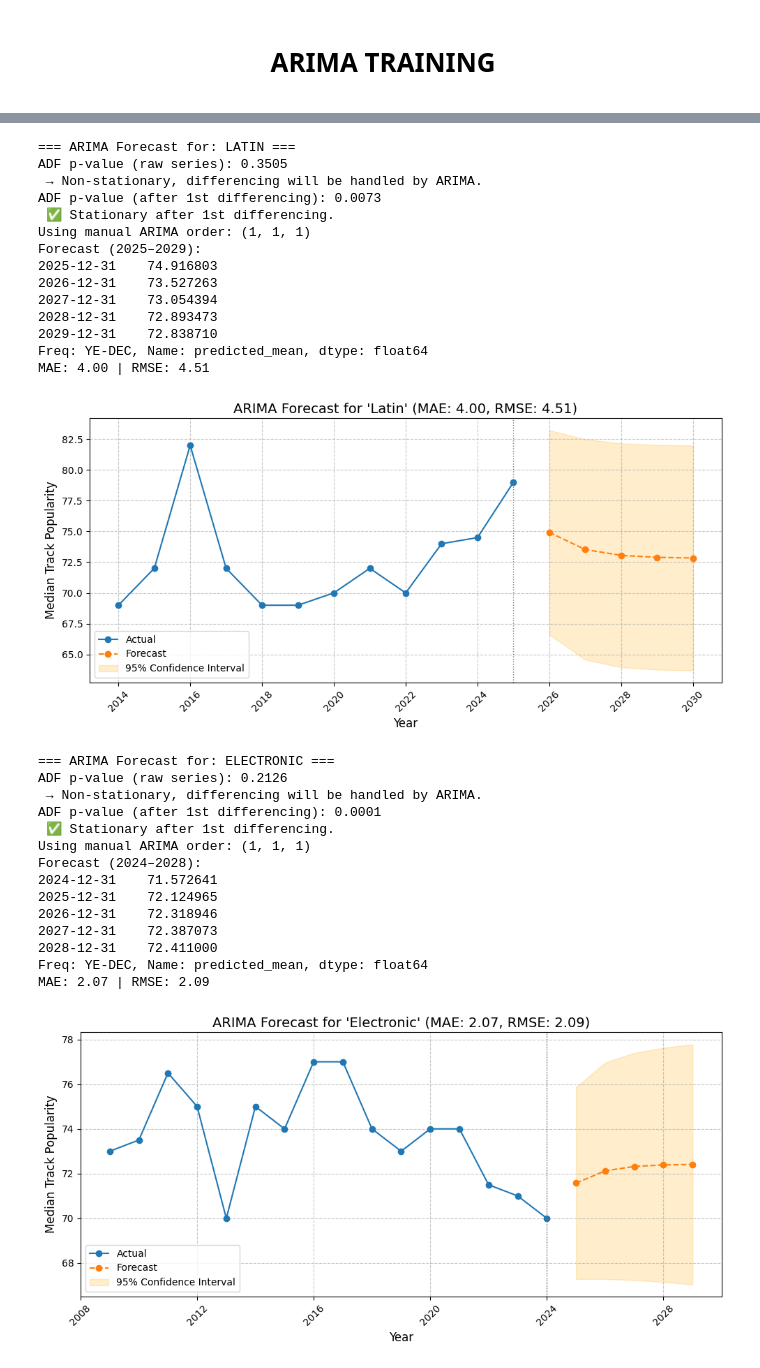
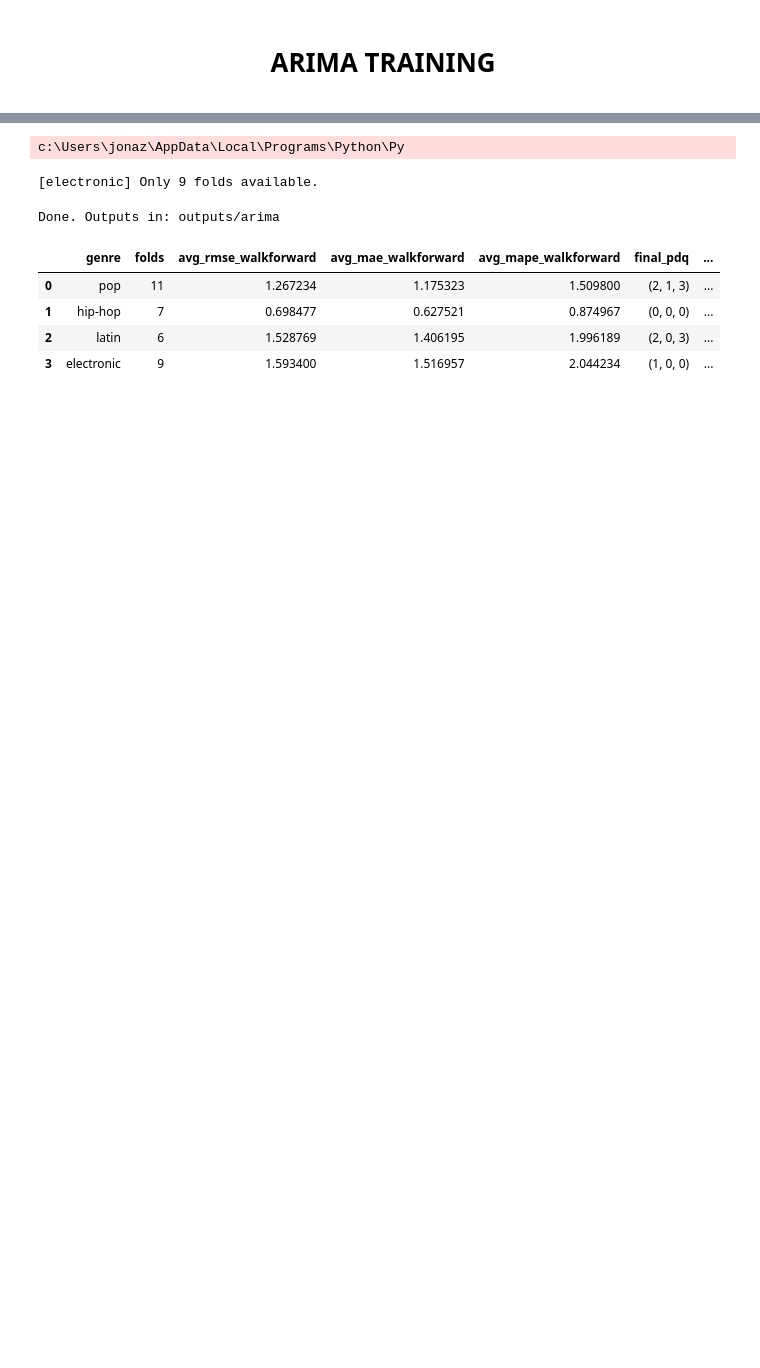
Before and after one commit to Bobberns/Beats-and-Bytes, a Jupyter notebook: Models/arima_forecasting.ipynb, the cells around one changed output, grey strips where cells are left out. Drawn from its saved outputs; the diff is of its cells as text; code cells hidden in the pictures; blank space fills up the shorter version.

Commit message:
adjust arima

```diff
--- a/Models/arima_forecasting.ipynb
+++ b/Models/arima_forecasting.ipynb
@@ -174,5 +338,13 @@ def forecast_arima_by_genre_manual(df, genres, pdq_dict):
 df = pd.read_csv("05_genres_median_audio_features.csv")
 genres = ['pop', 'hip-hop', 'latin', 'electronic']
 
-forecast_arima_by_genre_manual(df, genres, manual_pdq)
+manual_pdq = {
+    'pop': (1, 2, 1),
+    'hip-hop': (1, 1, 1),
+    'latin': (1, 1, 1),
+    'electronic': (1, 1, 1),
+}
+
+summary = run_thesis_arima(df, genres, manual_pdq, out_dir="outputs/arima")
+summary
 # %% [output]
@@ -209,30 +353,8 @@ MAE: 1.34 | RMSE: 1.36
-=== ARIMA Forecast for: LATIN ===
-ADF p-value (raw series): 0.3505
- → Non-stationary, differencing will be handled by ARIMA.
-ADF p-value (after 1st differencing): 0.0073
- ✅ Stationary after 1st differencing.
-Using manual ARIMA order: (1, 1, 1)
-Forecast (2025–2029):
-2025-12-31    74.916803
-2026-12-31    73.527263
-2027-12-31    73.054394
-2028-12-31    72.893473
-2029-12-31    72.838710
-Freq: YE-DEC, Name: predicted_mean, dtype: float64
-MAE: 4.00 | RMSE: 4.51
+c:\Users\jonaz\AppData\Local\Programs\Python\Py
-[figure, removed]
-=== ARIMA Forecast for: ELECTRONIC ===
-ADF p-value (raw series): 0.2126
- → Non-stationary, differencing will be handled by ARIMA.
-ADF p-value (after 1st differencing): 0.0001
- ✅ Stationary after 1st differencing.
-Using manual ARIMA order: (1, 1, 1)
-Forecast (2024–2028):
-2024-12-31    71.572641
-2025-12-31    72.124965
-2026-12-31    72.318946
-2027-12-31    72.387073
-2028-12-31    72.411000
-Freq: YE-DEC, Name: predicted_mean, dtype: float64
-MAE: 2.07 | RMSE: 2.09
+[electronic] Only 9 folds available.
-[figure, removed]
+Done. Outputs in: outputs/arima
+|  | genre | folds | avg_rmse_walkforward | avg_mae_walkforward | avg_mape_walkforward | final_pdq | ... |
+| 0 | pop | 11 | 1.267234 | 1.175323 | 1.509800 | (2, 1, 3) | ... |
+| 1 | hip-hop | 7 | 0.698477 | 0.627521 | 0.874967 | (0, 0, 0) | ... |
+| 2 | latin | 6 | 1.528769 | 1.406195 | 1.996189 | (2, 0, 3) | ... |
+| 3 | electronic | 9 | 1.593400 | 1.516957 | 2.044234 | (1, 0, 0) | ... |
```
Also changed, not shown: parts of 3 cells of this notebook, 30 other files.
